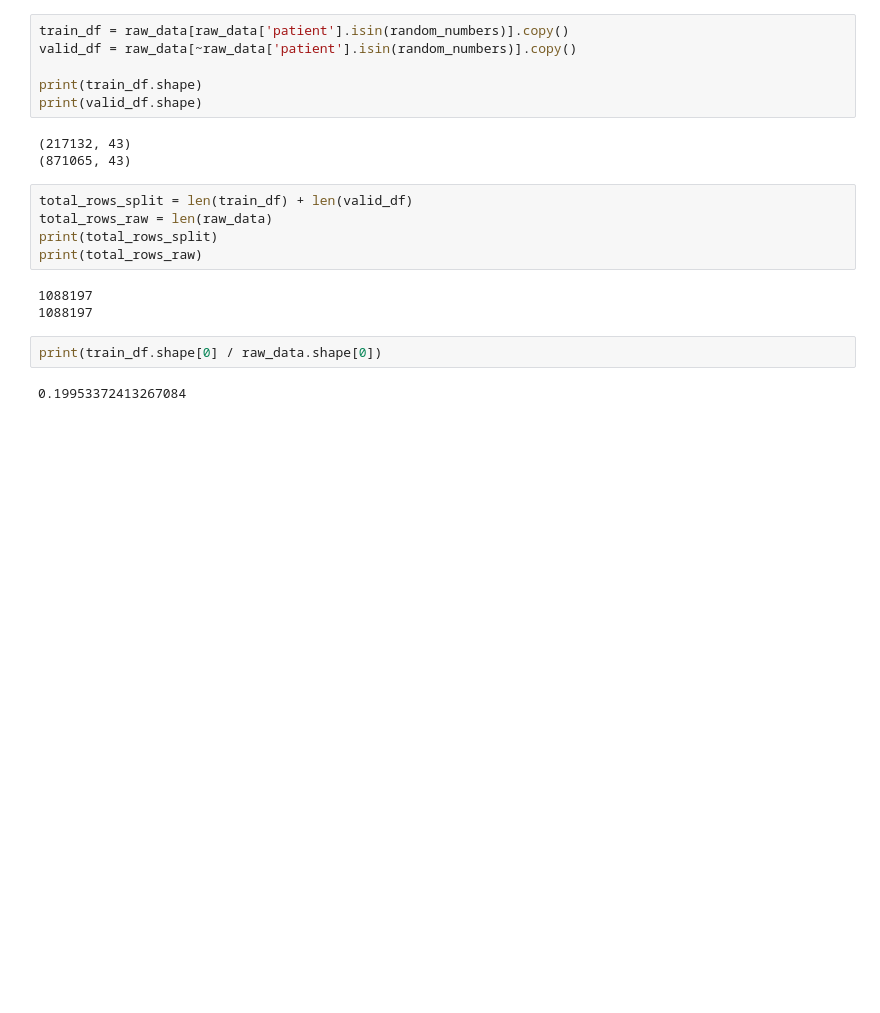
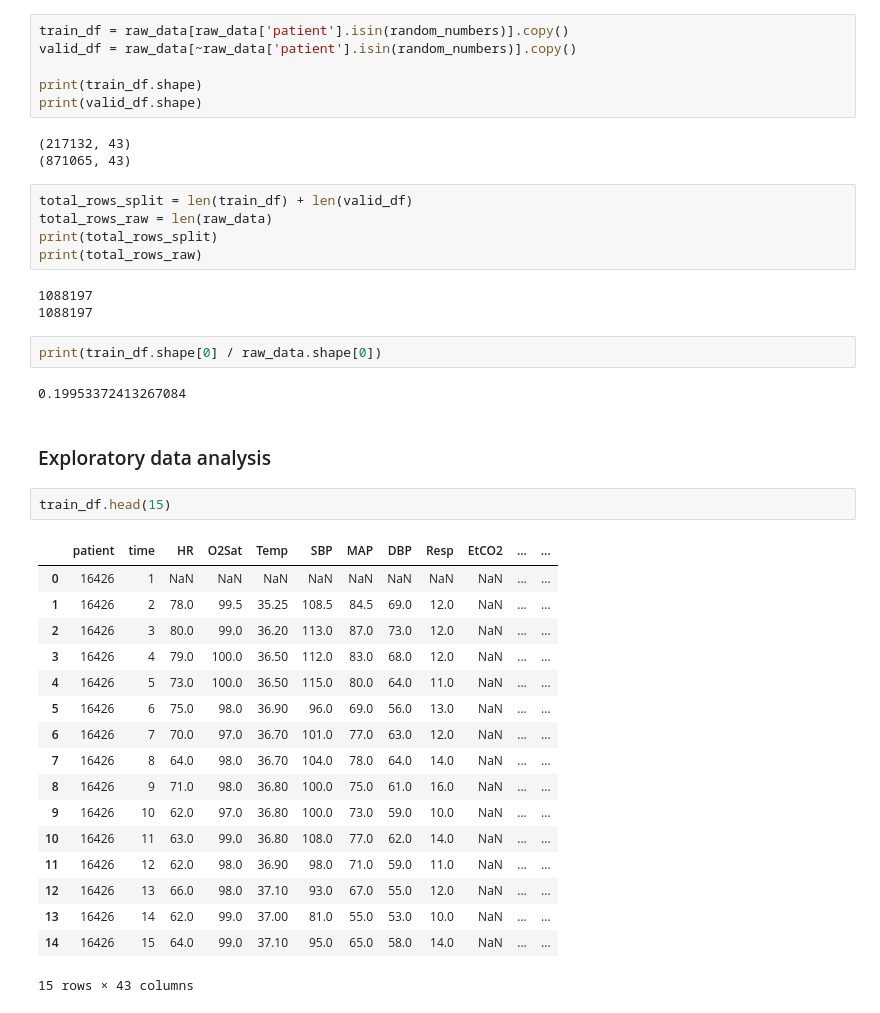
Before and after one commit to pineapple-666/Detect-Sepsis-in-Patients-Before-it-Emerges, a Jupyter notebook: notebook/Step1_Data_Exploring.ipynb, the cells around one changed output. Cells and saved outputs as stored; diff of their text form; blank space fills up the shorter version.

```diff
--- a/notebook/Step1_Data_Exploring.ipynb
+++ b/notebook/Step1_Data_Exploring.ipynb
@@ -90,3 +90,25 @@ print(total_rows_raw)
 print(train_df.shape[0] / raw_data.shape[0])
 # %% [output]
 0.19953372413267084
+# %% [markdown]
+### Exploratory data analysis
+# %%
+train_df.head(15)
+# %% [output]
+|  | patient | time | HR | O2Sat | Temp | SBP | MAP | DBP | Resp | EtCO2 | ... | ... |
+| 0 | 16426 | 1 | NaN | NaN | NaN | NaN | NaN | NaN | NaN | NaN | ... | ... |
+| 1 | 16426 | 2 | 78.0 | 99.5 | 35.25 | 108.5 | 84.5 | 69.0 | 12.0 | NaN | ... | ... |
+| 2 | 16426 | 3 | 80.0 | 99.0 | 36.20 | 113.0 | 87.0 | 73.0 | 12.0 | NaN | ... | ... |
+| 3 | 16426 | 4 | 79.0 | 100.0 | 36.50 | 112.0 | 83.0 | 68.0 | 12.0 | NaN | ... | ... |
+| 4 | 16426 | 5 | 73.0 | 100.0 | 36.50 | 115.0 | 80.0 | 64.0 | 11.0 | NaN | ... | ... |
+| 5 | 16426 | 6 | 75.0 | 98.0 | 36.90 | 96.0 | 69.0 | 56.0 | 13.0 | NaN | ... | ... |
+| 6 | 16426 | 7 | 70.0 | 97.0 | 36.70 | 101.0 | 77.0 | 63.0 | 12.0 | NaN | ... | ... |
+| 7 | 16426 | 8 | 64.0 | 98.0 | 36.70 | 104.0 | 78.0 | 64.0 | 14.0 | NaN | ... | ... |
+| 8 | 16426 | 9 | 71.0 | 98.0 | 36.80 | 100.0 | 75.0 | 61.0 | 16.0 | NaN | ... | ... |
+| 9 | 16426 | 10 | 62.0 | 97.0 | 36.80 | 100.0 | 73.0 | 59.0 | 10.0 | NaN | ... | ... |
+| 10 | 16426 | 11 | 63.0 | 99.0 | 36.80 | 108.0 | 77.0 | 62.0 | 14.0 | NaN | ... | ... |
+| 11 | 16426 | 12 | 62.0 | 98.0 | 36.90 | 98.0 | 71.0 | 59.0 | 11.0 | NaN | ... | ... |
+| 12 | 16426 | 13 | 66.0 | 98.0 | 37.10 | 93.0 | 67.0 | 55.0 | 12.0 | NaN | ... | ... |
+| 13 | 16426 | 14 | 62.0 | 99.0 | 37.00 | 81.0 | 55.0 | 53.0 | 10.0 | NaN | ... | ... |
+| 14 | 16426 | 15 | 64.0 | 99.0 | 37.10 | 95.0 | 65.0 | 58.0 | 14.0 | NaN | ... | ... |
+15 rows × 43 columns
```
Also changed, not shown: parts of 7 cells of this notebook.
